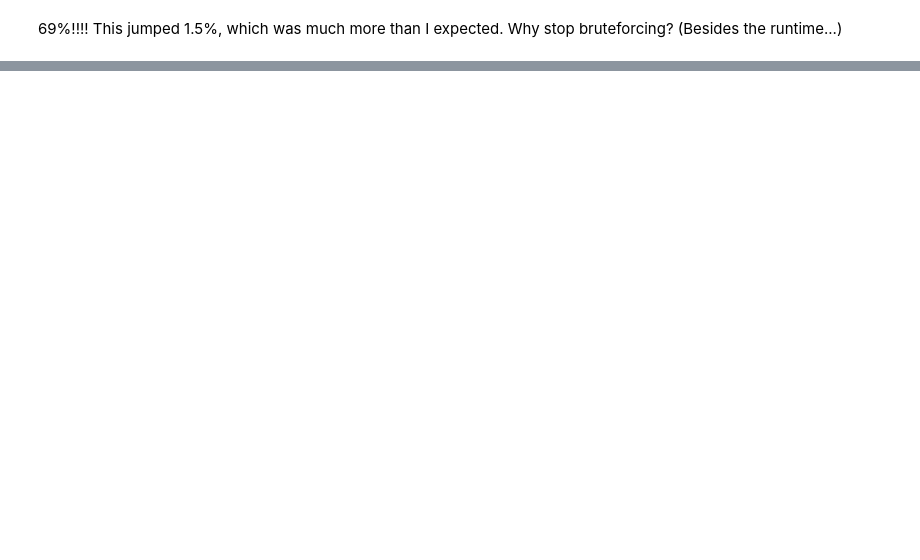
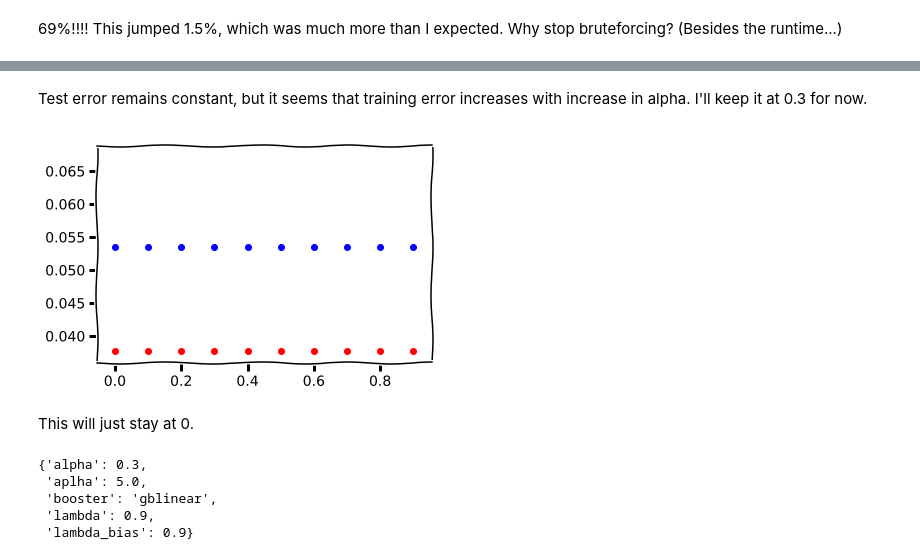
Before and after one commit to justincurewitz/data_sci, a Jupyter notebook: lab8/Lab 8 Amazon Access.ipynb, the cells around one changed output, grey strips where cells are left out. Saved outputs shown, nothing was run; the diff lists cells and outputs as text; code cells hidden in the pictures; blank space fills up the shorter version.

```diff
--- a/lab8/Lab 8 Amazon Access.ipynb
+++ b/lab8/Lab 8 Amazon Access.ipynb
@@ -490,0 +681,27 @@ get_submission(final_preds, 'boosted_preds')
+# %% [markdown]
+Test error remains constant, but it seems that training error increases with increase in alpha. I'll keep it at 0.3 for now.
+# %%
+lgr['lambda'] = 0.9
+lgr['alpha'] = 0.3
+lgr['lambda_bias'] = 0
+cv_data = xgb.DMatrix(data=tr_x, label=y)
+res = []
+lb = []
+for i in range(0, 10):
+    lgr['lambda_bias'] = float(i)/10
+    lb.append(float(i)/10)
+    res.append(xgb.cv(lgr, dtrain = cv_data, num_boost_round = 50, metrics={'error'}))
+
+testerr = []
+trainerr = []
+for df in res:
+    testerr.append(df['test-error-mean'].mean(axis=0))
+    trainerr.append(df['train-error-mean'].mean(axis=0))
+
+plt.scatter(lb, testerr, c='b')
+plt.scatter(lb, trainerr, c='r')
+plt.show()
+# %% [output]
+[figure, added]
+# %% [markdown]
+This will just stay at 0.
@@ -490,0 +734,8 @@ get_submission(final_preds, 'boosted_preds')
+# %%
+lgr
+# %% [output]
+{'alpha': 0.3,
+ 'aplha': 5.0,
+ 'booster': 'gblinear',
+ 'lambda': 0.9,
+ 'lambda_bias': 0.9}
```
Also changed, not shown: parts of 47 cells of this notebook.
